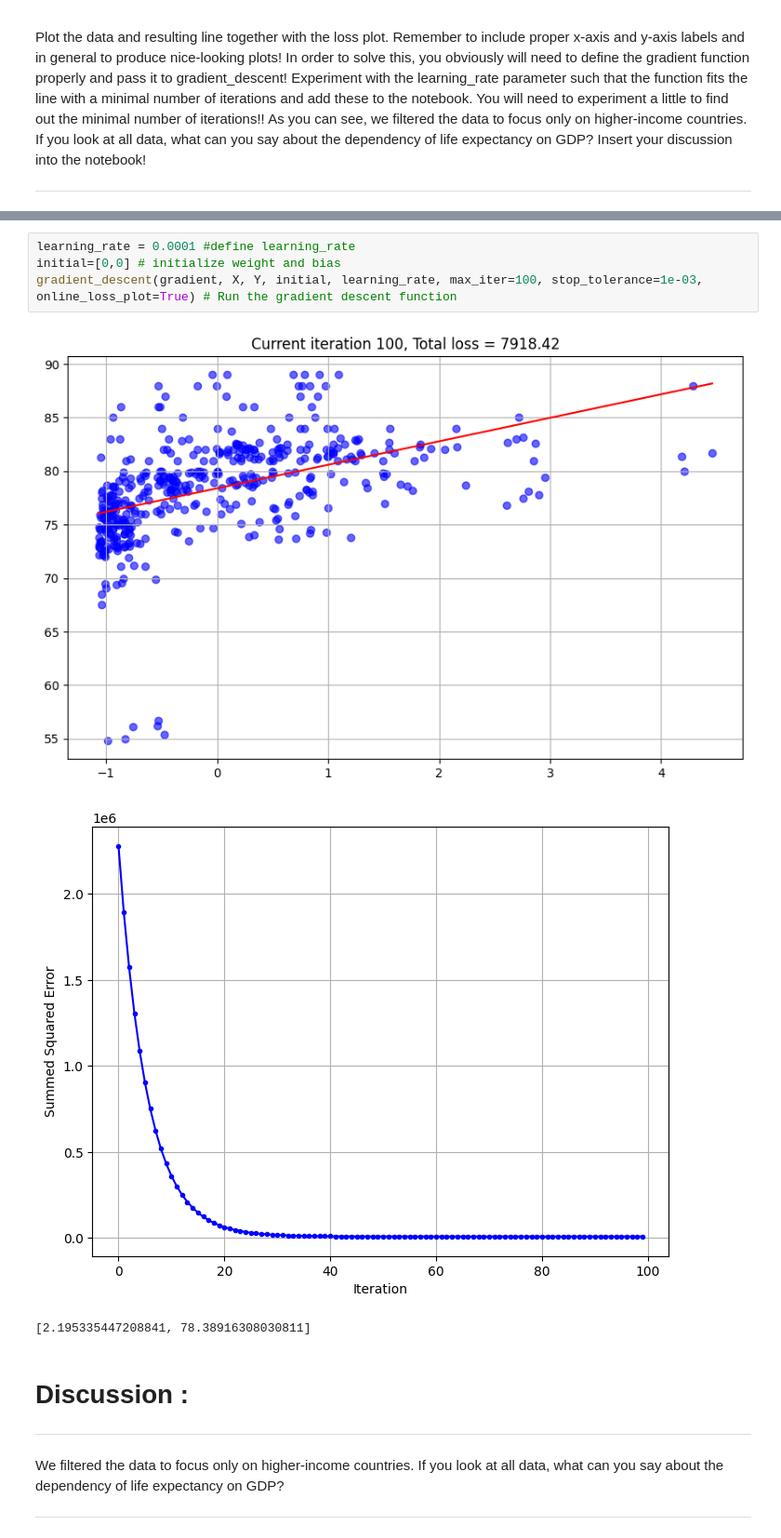
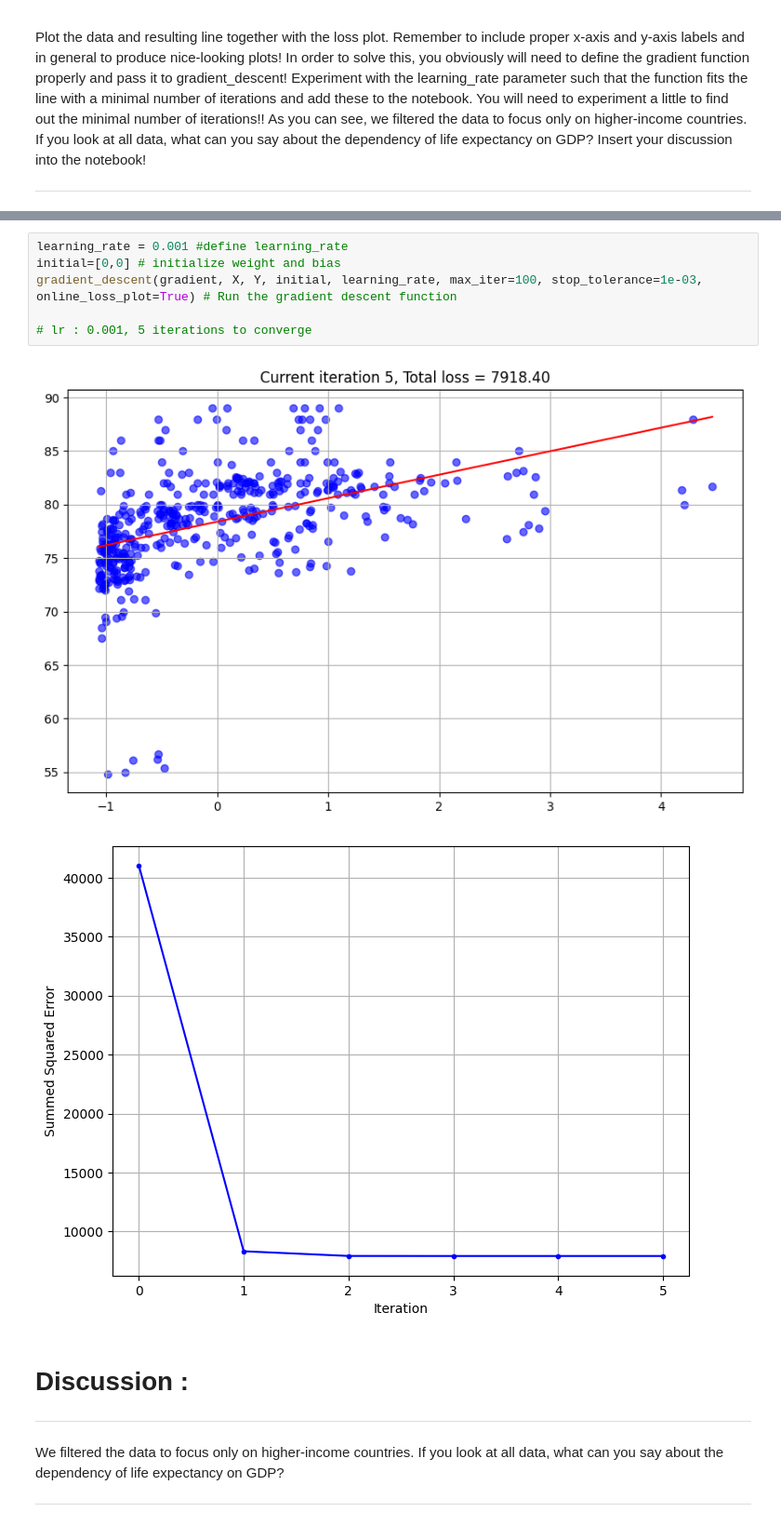
Before and after one commit to jshim0978/KU_NN, a Jupyter notebook: 2023020923_2023020928_A1/gradient_descent.ipynb, the cells around one changed output, grey strips where cells are left out. Shown at 93% size. Cells and saved outputs as stored; diff of their text form.

Commit message:
m - re-ran plots / learning-rates

```diff
--- a/2023020923_2023020928_A1/gradient_descent.ipynb
+++ b/2023020923_2023020928_A1/gradient_descent.ipynb
@@ -164,13 +178,14 @@ X = (X - np.mean(X)) / np.std(X)
 
 # 3. 저거 데이터가 GDP 높은 나라들만 잰건데 낮은 GDP도 포함되면 어떻게 될지 디스커션해서 쓰래
 # %%
-learning_rate = 0.0001 #define learning_rate
+learning_rate = 0.001 #define learning_rate
 initial=[0,0] # initialize weight and bias
 gradient_descent(gradient, X, Y, initial, learning_rate, max_iter=100, stop_tolerance=1e-03, online_loss_plot=True) # Run the gradient descent function
+
+# lr : 0.001, 5 iterations to converge
 # %% [output]
-[figure, old version]
+[figure, new version]
-[figure, old version]
+[figure, new version]
-[2.195335447208841, 78.38916308030811]
 # %% [markdown]
 # Discussion :
 * * *
```
Also changed, not shown: parts of 12 cells of this notebook.
